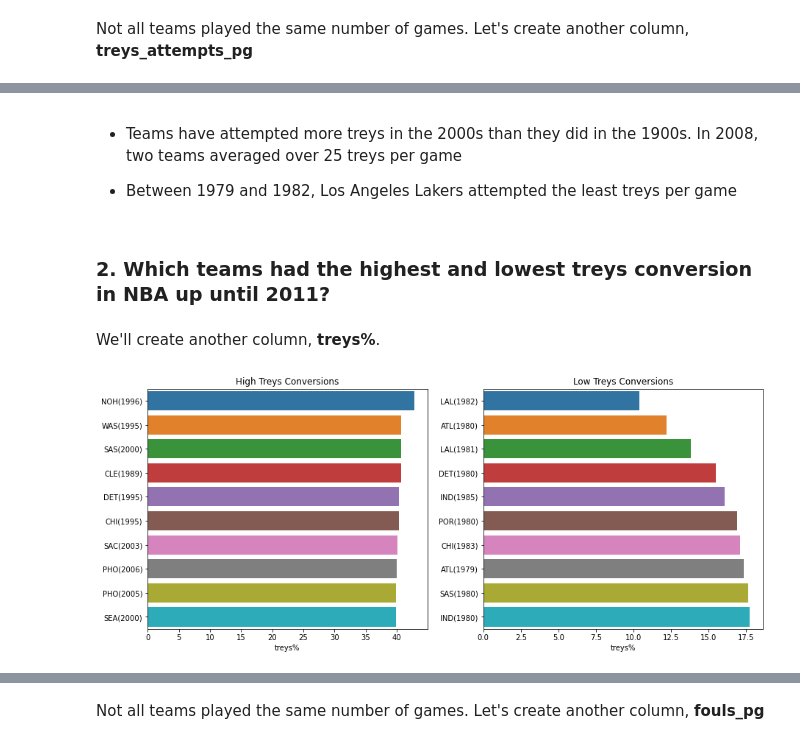
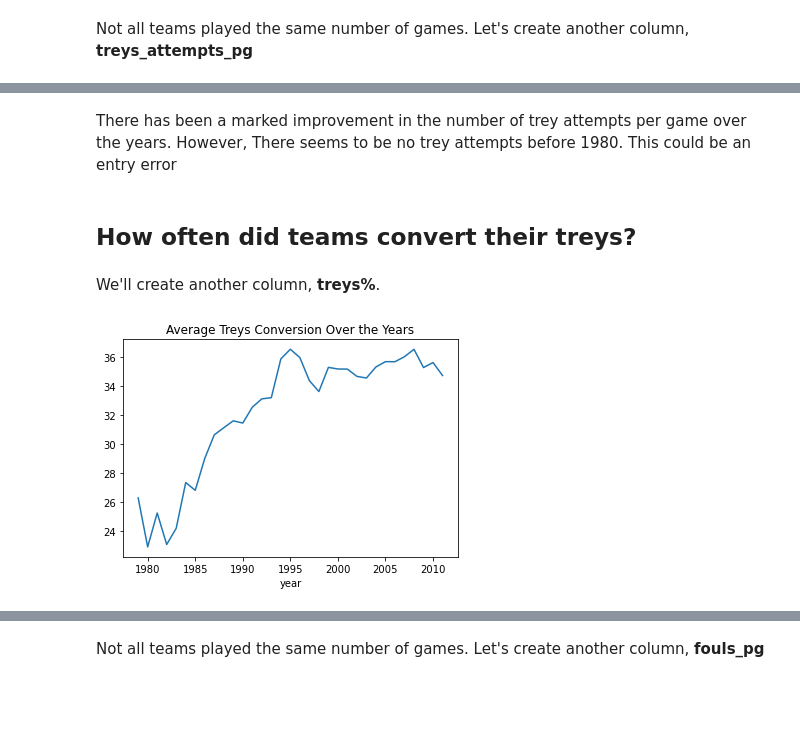
Before and after one commit to Abdulbaasit95/AdaBoost, a Jupyter notebook: model_building/notebook.ipynb, the cells around one changed output, grey strips where cells are left out. Saved outputs shown, nothing was run; the diff lists cells and outputs as text; code cells hidden in the pictures; blank space fills up the shorter version.

```diff
--- a/model_building/notebook.ipynb
+++ b/model_building/notebook.ipynb
@@ -275,2 +353,0 @@ We'll combine the **franch_id** with **year** to have the team names and the yea
-# %%
-nba['franch_year'] = nba['franch_id'] + '(' + nba['year'].astype(str) + ')'
@@ -357,6 +380,6 @@ A free throw, also known as foul shot, is an unguarded scoring attempt that refr
 # %% [markdown]
 Not all teams played the same number of games. Let's create another column, **ft_attempts_pg**
 # %%
-# let's exclude teams with 0 games and 0 ft attempts
-non_zeros = nba[(nba.ft_attempts!=0)&(nba.games_played!=0)]
-non_zeros['ft_attempts_pg'] = non_zeros['ft_attempts']/non_zeros['games_played']
+nba['ft_attempts_pg'] = nba['ft_attempts']/nba['games_played']
+nba.groupby('year').ft_attempts_pg.mean().plot.line()
+plt.title('Average Free Throws awarded per Game Over the Years');
@@ -390,14 +394,5 @@ We'll create another column, **fg%**.
 # %%
-non_zeros['ft%'] = non_zeros['ft_made']*100/non_zeros['ft_attempts']
-
-high_convs = non_zeros.sort_values(by='ft%',ascending=False).iloc[:10]
-low_convs = non_zeros.sort_values(by='ft%',ascending=True).iloc[:10]
-f,ax = plt.subplots(1,2,figsize=(15,6))
-
-sns.barplot(y='franch_year',x='ft%',data=high_convs,ax=ax[0])
-sns.barplot(y='franch_year',x='ft%',data=low_convs,ax=ax[1])
-ax[0].set_title('High Free Throw Conversions')
-ax[0].set_ylabel('')
-ax[1].set_title('Low Free Throw Conversions')
-ax[1].set_ylabel('');
+nba['ft%'] = nba['ft_made']*100/nba['ft_attempts']
+nba.groupby('year')['ft%'].mean().plot.line()
+plt.title('Average Free Throw Accuracy Over the Years');
 # %% [output]
@@ -416,6 +404,6 @@ plt.title('Average Free Throw Accuracy Over the Years');
 # %% [markdown]
 Not all teams played the same number of games. Let's create another column, **treys_attempts_pg**
 # %%
-# let's exclude teams with 0 games and 0 treys attempts
-non_zeros = nba[(nba.treys_attempts!=0)&(nba.games_played!=0)]
-non_zeros['treys_attempts_pg'] = non_zeros['treys_attempts']/non_zeros['games_played']
+nba['treys_attempts_pg'] = nba['treys_attempts']/nba['games_played']
+nba.groupby('year').treys_attempts_pg.mean().plot.line()
+plt.title('Average Treys attempted per Game Over the Years');
@@ -441,24 +412,12 @@ plt.title('Average Treys attempted per Game Over the Years');
-# %% [markdown]
-- Teams have attempted more treys in the 2000s than they did in the 1900s. In 2008, two teams averaged over 25 treys per game
-
-
-- Between 1979 and 1982, Los Angeles Lakers attempted the least treys per game
+# %% [markdown]
+There has been a marked improvement in the number of trey attempts per game over the years. However, There seems to be no trey attempts before 1980. This could be an entry error
 # %% [markdown]
-### 2. Which teams had the highest and lowest treys conversion in NBA up until 2011?
+## How often did teams convert their treys?
 # %% [markdown]
 We'll create another column, **treys%**.
 # %%
-non_zeros['treys%'] = non_zeros['treys_made']*100/non_zeros['treys_attempts']
-
-high_convs = non_zeros.sort_values(by='treys%',ascending=False).iloc[:10]
-low_convs = non_zeros.sort_values(by='treys%',ascending=True).iloc[:10]
-f,ax = plt.subplots(1,2,figsize=(15,6))
-
-sns.barplot(y='franch_year',x='treys%',data=high_convs,ax=ax[0])
-sns.barplot(y='franch_year',x='treys%',data=low_convs,ax=ax[1])
-ax[0].set_title('High Treys Conversions')
-ax[0].set_ylabel('')
-ax[1].set_title('Low Treys Conversions')
-ax[1].set_ylabel('');
+nba['treys%'] = nba['treys_made']*100/nba['treys_attempts']
+nba.groupby('year')['treys%'].mean().plot.line()
+plt.title('Average Treys Conversion Over the Years');
 # %% [output]
-[figure, old version]
+[figure, new version]
```
Also changed, not shown: parts of 153 cells of this notebook.
